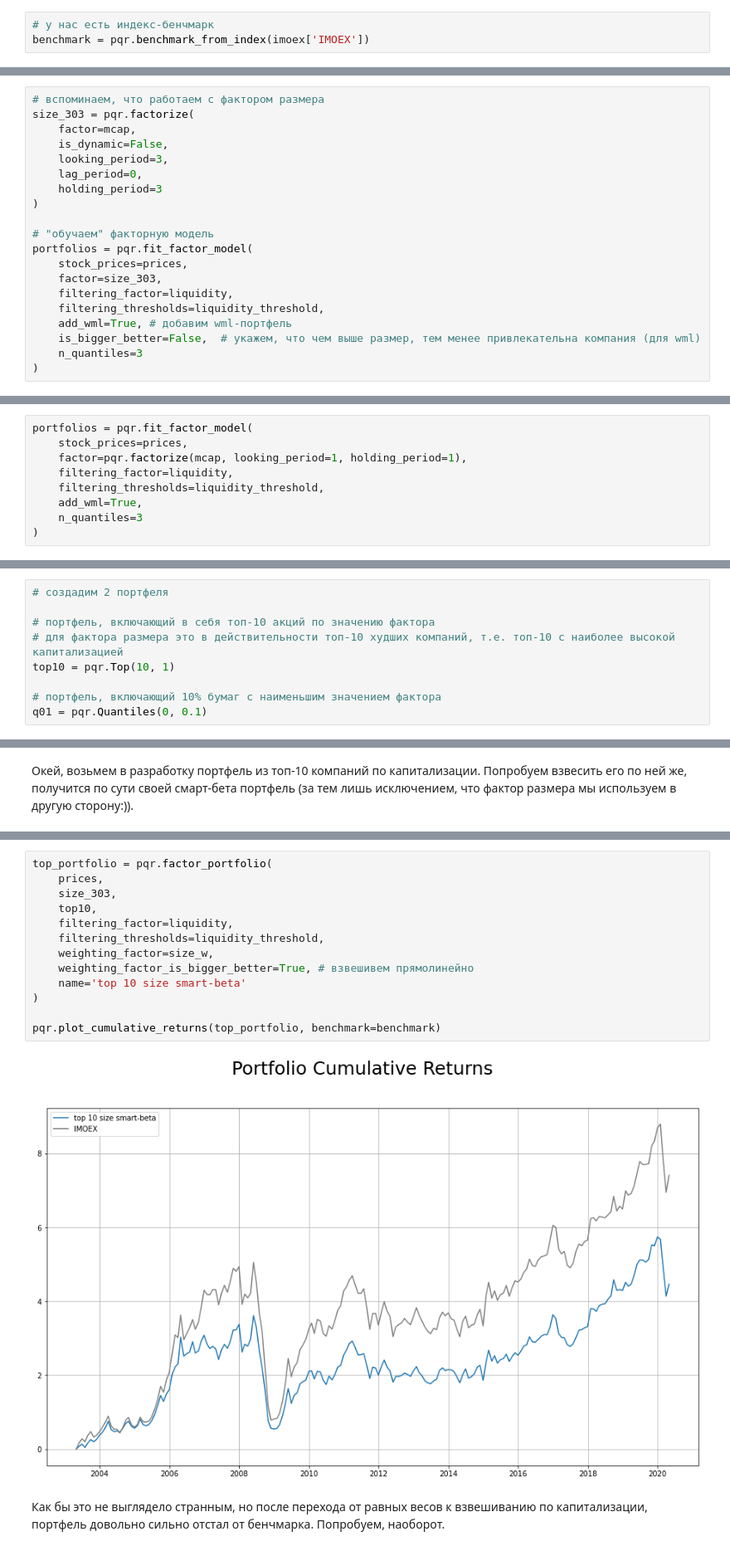
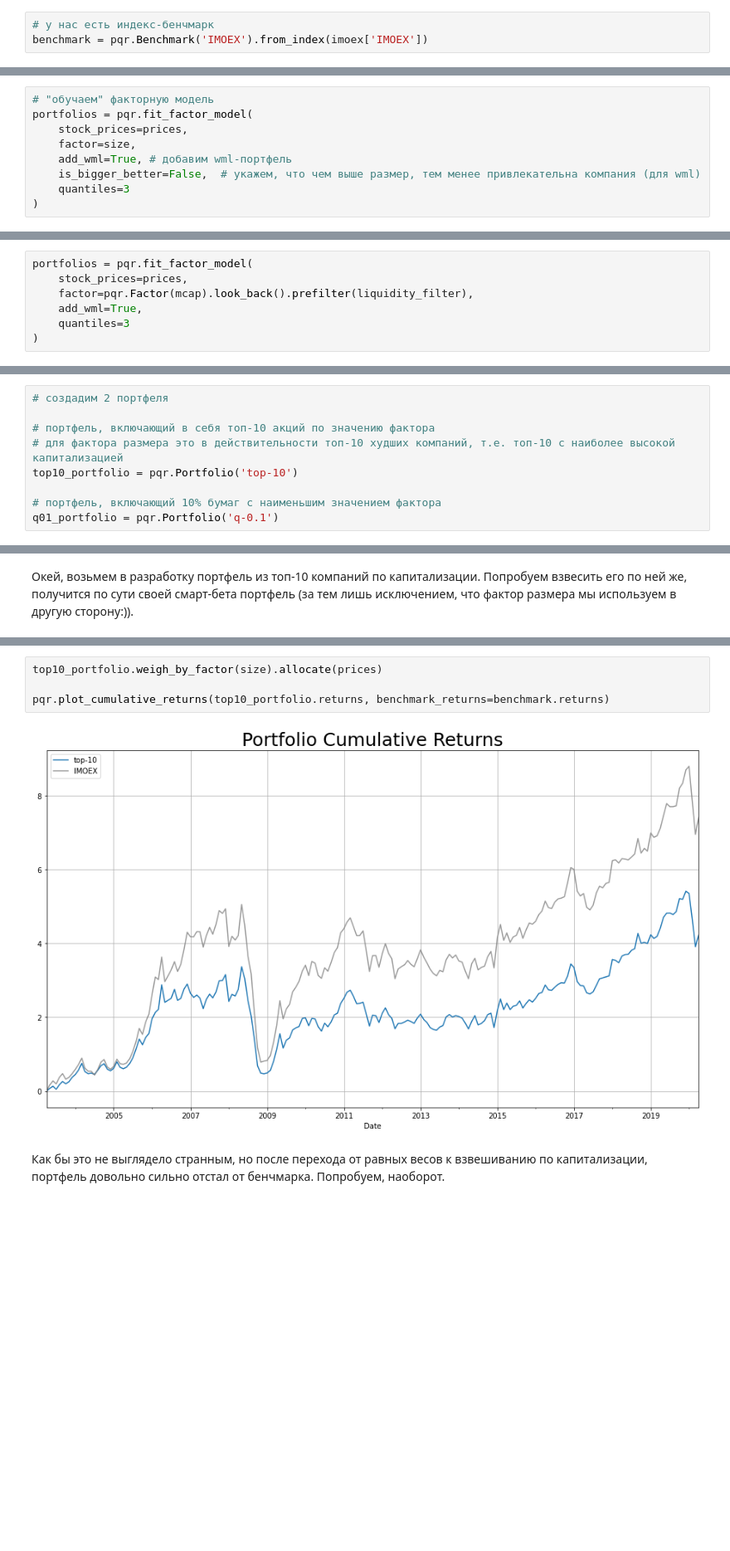
Before and after one commit to atomtosov/pqr, a Jupyter notebook: examples/example_size_in_russia.ipynb, the cells around one changed output, grey strips where cells are left out. Shown: that part at 83% size. Saved outputs shown, nothing was run; the diff lists cells and outputs as text; blank space fills up the shorter version.

```diff
--- a/examples/example_size_in_russia.ipynb
+++ b/examples/example_size_in_russia.ipynb
@@ -39,6 +44,6 @@ liquidity_threshold = pqr.Thresholds(lower=10_000_000)
 # %%
 # у нас есть индекс-бенчмарк
-benchmark = pqr.benchmark_from_index(imoex['IMOEX'])
+benchmark = pqr.Benchmark('IMOEX').from_index(imoex['IMOEX'])
 # %% [markdown]
 # 1 способ использования: строим факторную модель
 # %% [markdown]
@@ -46,23 +51,12 @@ benchmark = pqr.benchmark_from_index(imoex['IMOEX'])
 
 Сначала построим одну модель с параметрами 3-0-3
 # %%
-# вспоминаем, что работаем с фактором размера
-size_303 = pqr.factorize(
-    factor=mcap,
-    is_dynamic=False,
-    looking_period=3,
-    lag_period=0,
-    holding_period=3
-)
-
 # "обучаем" факторную модель
 portfolios = pqr.fit_factor_model(
     stock_prices=prices,
-    factor=size_303,
-    filtering_factor=liquidity,
-    filtering_thresholds=liquidity_threshold,
+    factor=size,
     add_wml=True, # добавим wml-портфель
     is_bigger_better=False,  # укажем, что чем выше размер, тем менее привлекательна компания (для wml)
-    n_quantiles=3
+    quantiles=3
 )
 # %%
@@ -142,10 +134,8 @@ find_best_model(results, target='Sharpe Ratio')
 # %%
 portfolios = pqr.fit_factor_model(
     stock_prices=prices,
-    factor=pqr.factorize(mcap, looking_period=1, holding_period=1),
-    filtering_factor=liquidity,
-    filtering_thresholds=liquidity_threshold,
+    factor=pqr.Factor(mcap).look_back().prefilter(liquidity_filter),
     add_wml=True,
-    n_quantiles=3
+    quantiles=3
 )
 # %%
@@ -201,9 +190,9 @@ plt.plot(pqr.rolling_max_drawdown(best_portfolio))
 
 # портфель, включающий в себя топ-10 акций по значению фактора
 # для фактора размера это в действительности топ-10 худших компаний, т.е. топ-10 с наиболее высокой капитализацией
-top10 = pqr.Top(10, 1)
+top10_portfolio = pqr.Portfolio('top-10')
 
 # портфель, включающий 10% бумаг с наименьшим значением фактора
-q01 = pqr.Quantiles(0, 0.1)
+q01_portfolio = pqr.Portfolio('q-0.1')
 # %%
 # проинвестируем в оба в стратегию 3-0-3
@@ -240,18 +217,9 @@ size_w = pqr.factorize(
 # %%
-top_portfolio = pqr.factor_portfolio(
-    prices,
-    size_303,
-    top10,
-    filtering_factor=liquidity,
-    filtering_thresholds=liquidity_threshold,
-    weighting_factor=size_w,
-    weighting_factor_is_bigger_better=True, # взвешивем прямолинейно
-    name='top 10 size smart-beta'
-)
+top10_portfolio.weigh_by_factor(size).allocate(prices)
 
-pqr.plot_cumulative_returns(top_portfolio, benchmark=benchmark)
+pqr.plot_cumulative_returns(top10_portfolio.returns, benchmark_returns=benchmark.returns)
 # %% [output]
-[figure, old version]
+[figure, new version]
 # %% [markdown]
 Как бы это не выглядело странным, но после перехода от равных весов к взвешиванию по капитализации, портфель довольно сильно отстал от бенчмарка. Попробуем, наоборот.
 # %%
```
Also changed, not shown: parts of 21 cells of this notebook, 12 other files.
